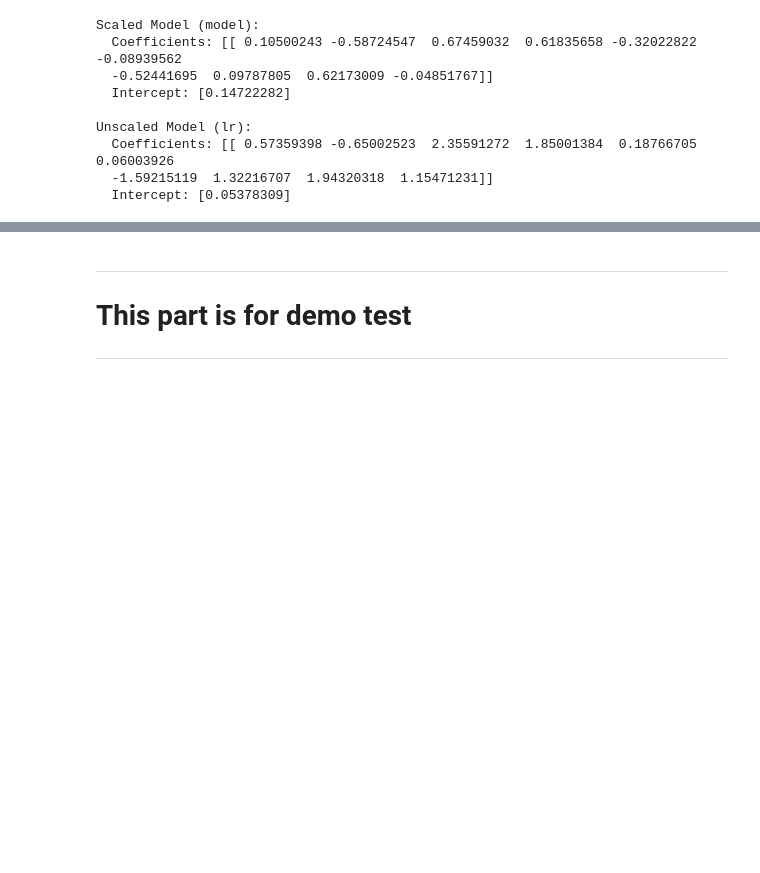
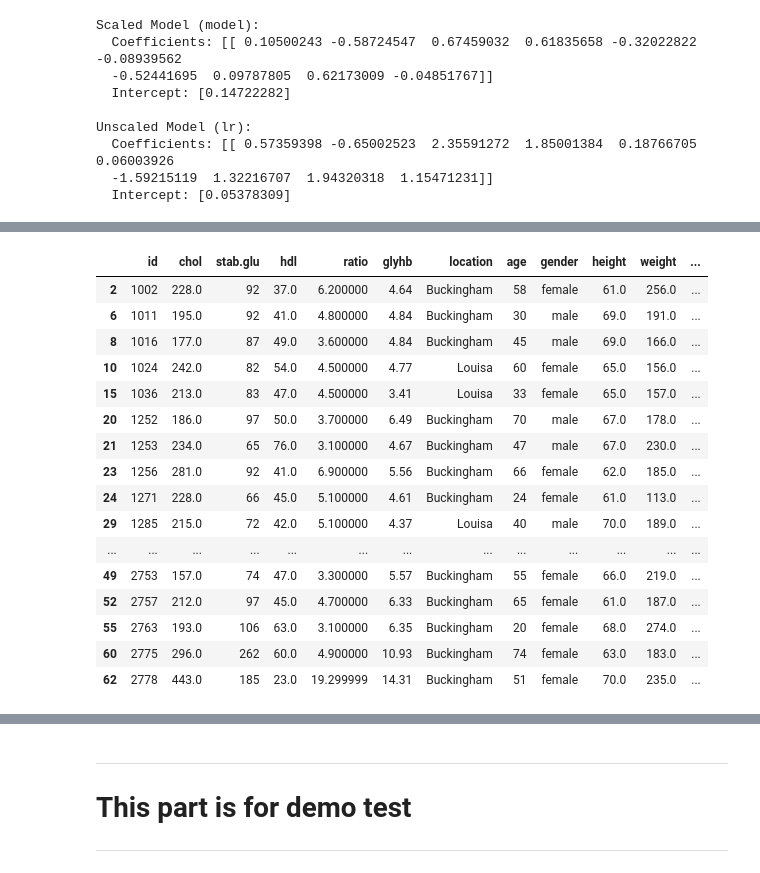
Before and after one commit to Thaer-F-Ali/Logistitc_Regression_Implimitation, a Jupyter notebook: logistic_regression_implimintaion.ipynb, the cells around one changed output, grey strips where cells are left out. Cells and saved outputs as stored; diff of their text form; code cells hidden in the pictures; blank space fills up the shorter version.

```diff
--- a/logistic_regression_implimintaion.ipynb
+++ b/logistic_regression_implimintaion.ipynb
@@ -156,0 +243,20 @@ Unscaled Model (lr):
+# %%
+diab_data.head(20)
+# %% [output]
+|  | id | chol | stab.glu | hdl | ratio | glyhb | location | age | gender | height | weight | ... |
+| 2 | 1002 | 228.0 | 92 | 37.0 | 6.200000 | 4.64 | Buckingham | 58 | female | 61.0 | 256.0 | ... |
+| 6 | 1011 | 195.0 | 92 | 41.0 | 4.800000 | 4.84 | Buckingham | 30 | male | 69.0 | 191.0 | ... |
+| 8 | 1016 | 177.0 | 87 | 49.0 | 3.600000 | 4.84 | Buckingham | 45 | male | 69.0 | 166.0 | ... |
+| 10 | 1024 | 242.0 | 82 | 54.0 | 4.500000 | 4.77 | Louisa | 60 | female | 65.0 | 156.0 | ... |
+| 15 | 1036 | 213.0 | 83 | 47.0 | 4.500000 | 3.41 | Louisa | 33 | female | 65.0 | 157.0 | ... |
+| 20 | 1252 | 186.0 | 97 | 50.0 | 3.700000 | 6.49 | Buckingham | 70 | male | 67.0 | 178.0 | ... |
+| 21 | 1253 | 234.0 | 65 | 76.0 | 3.100000 | 4.67 | Buckingham | 47 | male | 67.0 | 230.0 | ... |
+| 23 | 1256 | 281.0 | 92 | 41.0 | 6.900000 | 5.56 | Buckingham | 66 | female | 62.0 | 185.0 | ... |
+| 24 | 1271 | 228.0 | 66 | 45.0 | 5.100000 | 4.61 | Buckingham | 24 | female | 61.0 | 113.0 | ... |
+| 29 | 1285 | 215.0 | 72 | 42.0 | 5.100000 | 4.37 | Louisa | 40 | male | 70.0 | 189.0 | ... |
+| ... | ... | ... | ... | ... | ... | ... | ... | ... | ... | ... | ... | ... |
+| 49 | 2753 | 157.0 | 74 | 47.0 | 3.300000 | 5.57 | Buckingham | 55 | female | 66.0 | 219.0 | ... |
+| 52 | 2757 | 212.0 | 97 | 45.0 | 4.700000 | 6.33 | Buckingham | 65 | female | 61.0 | 187.0 | ... |
+| 55 | 2763 | 193.0 | 106 | 63.0 | 3.100000 | 6.35 | Buckingham | 20 | female | 68.0 | 274.0 | ... |
+| 60 | 2775 | 296.0 | 262 | 60.0 | 4.900000 | 10.93 | Buckingham | 74 | female | 63.0 | 183.0 | ... |
+| 62 | 2778 | 443.0 | 185 | 23.0 | 19.299999 | 14.31 | Buckingham | 51 | female | 70.0 | 235.0 | ... |
```
Also changed, not shown: parts of 9 cells of this notebook.
